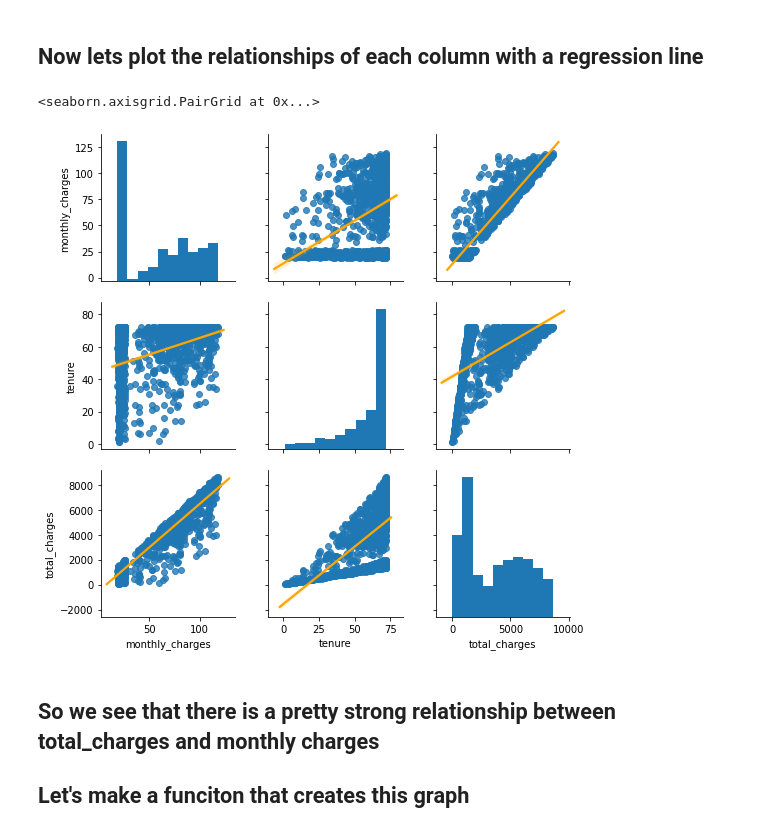
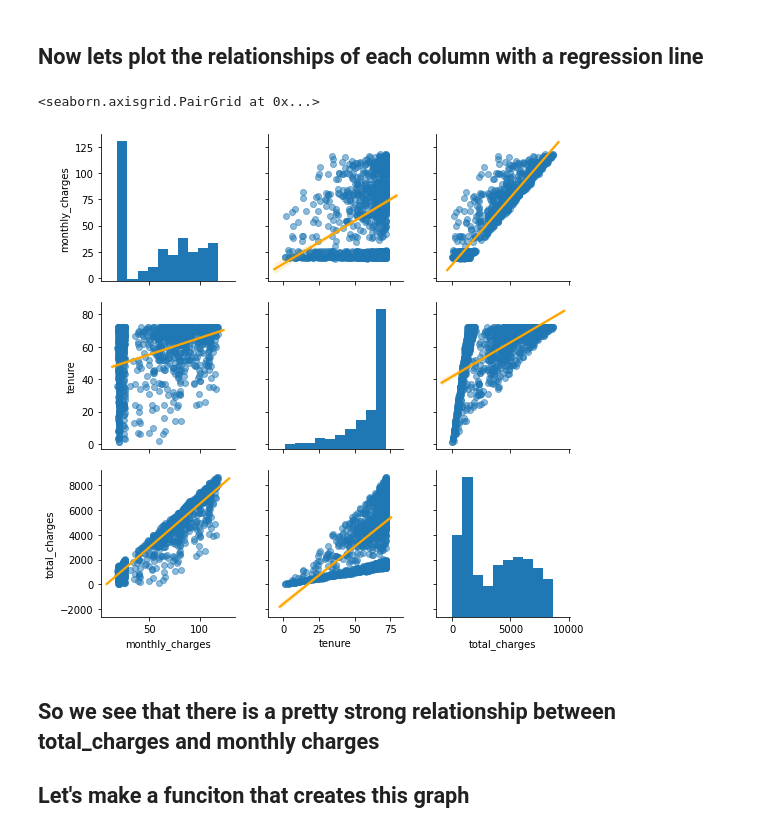
Before and after one commit to RyanMcCall/ds-methodologies-exercises, a Jupyter notebook: regression/explore_walkthrough.ipynb, the cells around one changed output. Drawn from its saved outputs; the diff is of its cells as text; code cells hidden in the pictures.

Commit message:
Add alpha to pairplot

```diff
--- a/regression/explore_walkthrough.ipynb
+++ b/regression/explore_walkthrough.ipynb
@@ -49,10 +49,10 @@ telco_train
 # %% [markdown]
 ## Now lets plot the relationships of each column with a regression line
 # %%
-sns.pairplot(telco_train, kind='reg', plot_kws={'line_kws':{'color':'orange'}})
+sns.pairplot(telco_train, kind='reg', plot_kws={'line_kws':{'color':'orange'}, 'scatter_kws': {'alpha': 0.5}})
 # %% [output]
 <seaborn.axisgrid.PairGrid at 0x...>
-[figure, old version]
+[figure, new version]
 # %% [markdown]
 ## So we see that there is a pretty strong relationship between total_charges and monthly charges
 
```
Also changed, not shown: 1 other file.
